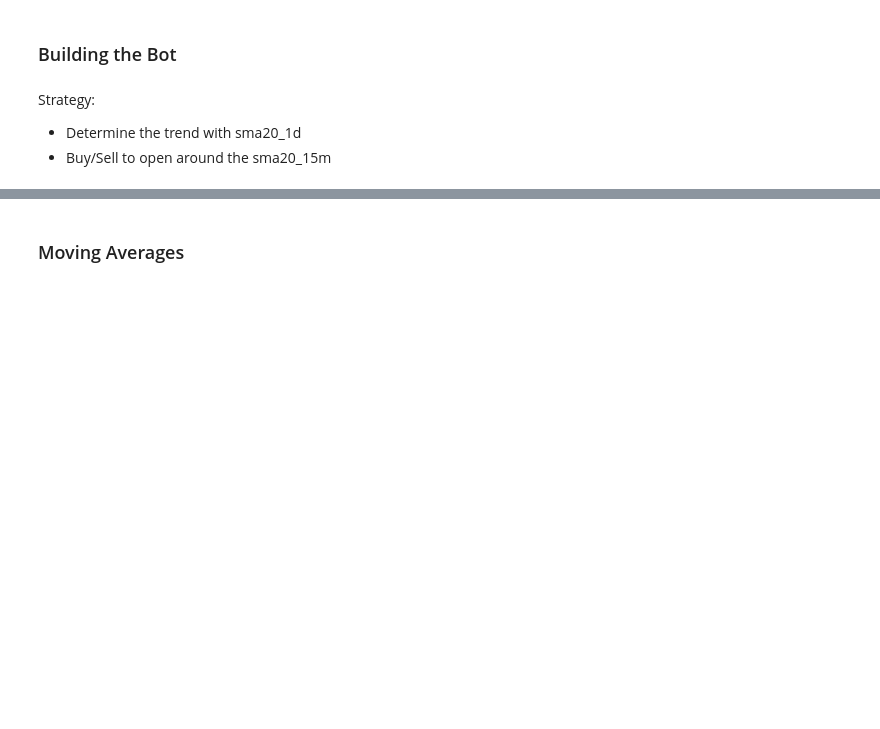
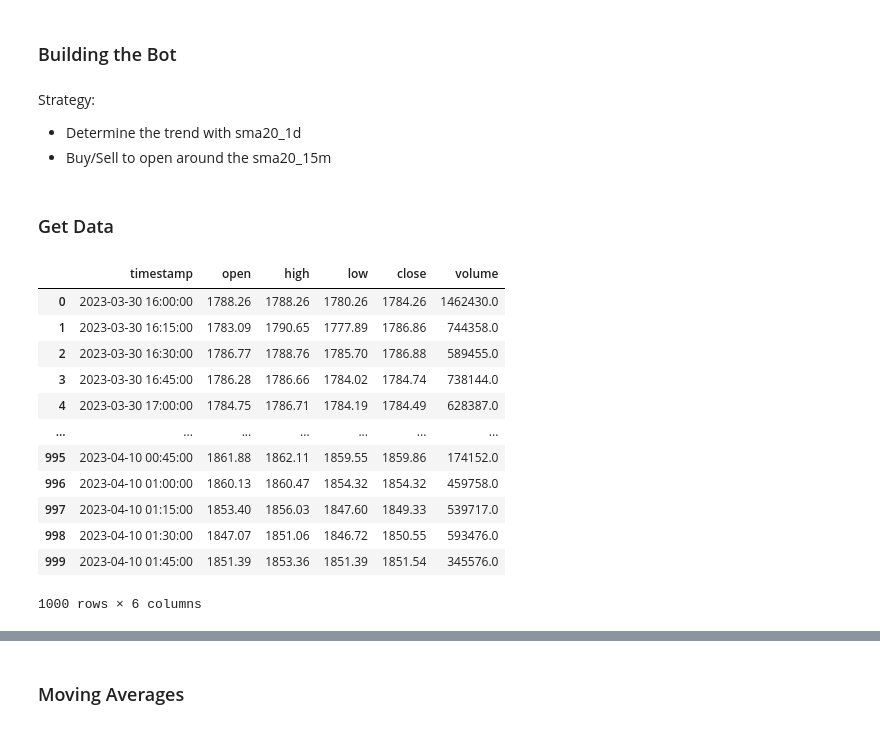
Before and after one commit to carlosarturoceron/1_SecondBot, a Jupyter notebook: strategy20.ipynb, the cells around one changed output, grey strips where cells are left out. Drawn from its saved outputs; the diff is of its cells as text; code cells hidden in the pictures; blank space fills up the shorter version.

```diff
--- a/strategy20.ipynb
+++ b/strategy20.ipynb
@@ -32,3 +36,5 @@ symbol = 'uBTCUSD' #symbol to trade
 pos_size = 10 # position size
 params = {'timeInForce':'PostOnly'}
 target = 25
+# %% [markdown]
+### Get Data
@@ -34,0 +50,16 @@ target = 25
+# %%
+df
+# %% [output]
+|  | timestamp | open | high | low | close | volume |
+| 0 | 2023-03-30 16:00:00 | 1788.26 | 1788.26 | 1780.26 | 1784.26 | 1462430.0 |
+| 1 | 2023-03-30 16:15:00 | 1783.09 | 1790.65 | 1777.89 | 1786.86 | 744358.0 |
+| 2 | 2023-03-30 16:30:00 | 1786.77 | 1788.76 | 1785.70 | 1786.88 | 589455.0 |
+| 3 | 2023-03-30 16:45:00 | 1786.28 | 1786.66 | 1784.02 | 1784.74 | 738144.0 |
+| 4 | 2023-03-30 17:00:00 | 1784.75 | 1786.71 | 1784.19 | 1784.49 | 628387.0 |
+| ... | ... | ... | ... | ... | ... | ... |
+| 995 | 2023-04-10 00:45:00 | 1861.88 | 1862.11 | 1859.55 | 1859.86 | 174152.0 |
+| 996 | 2023-04-10 01:00:00 | 1860.13 | 1860.47 | 1854.32 | 1854.32 | 459758.0 |
+| 997 | 2023-04-10 01:15:00 | 1853.40 | 1856.03 | 1847.60 | 1849.33 | 539717.0 |
+| 998 | 2023-04-10 01:30:00 | 1847.07 | 1851.06 | 1846.72 | 1850.55 | 593476.0 |
+| 999 | 2023-04-10 01:45:00 | 1851.39 | 1853.36 | 1851.39 | 1851.54 | 345576.0 |
+1000 rows × 6 columns
```
Also changed, not shown: parts of 15 cells of this notebook, 1 other file.
